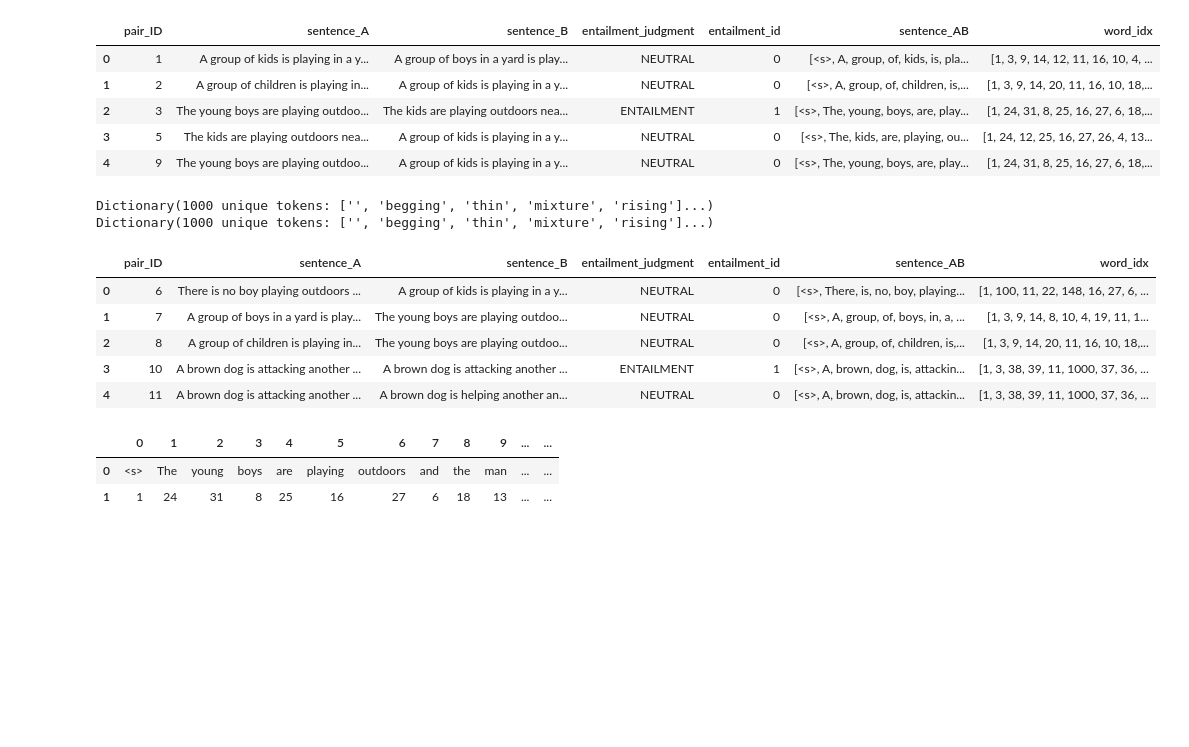
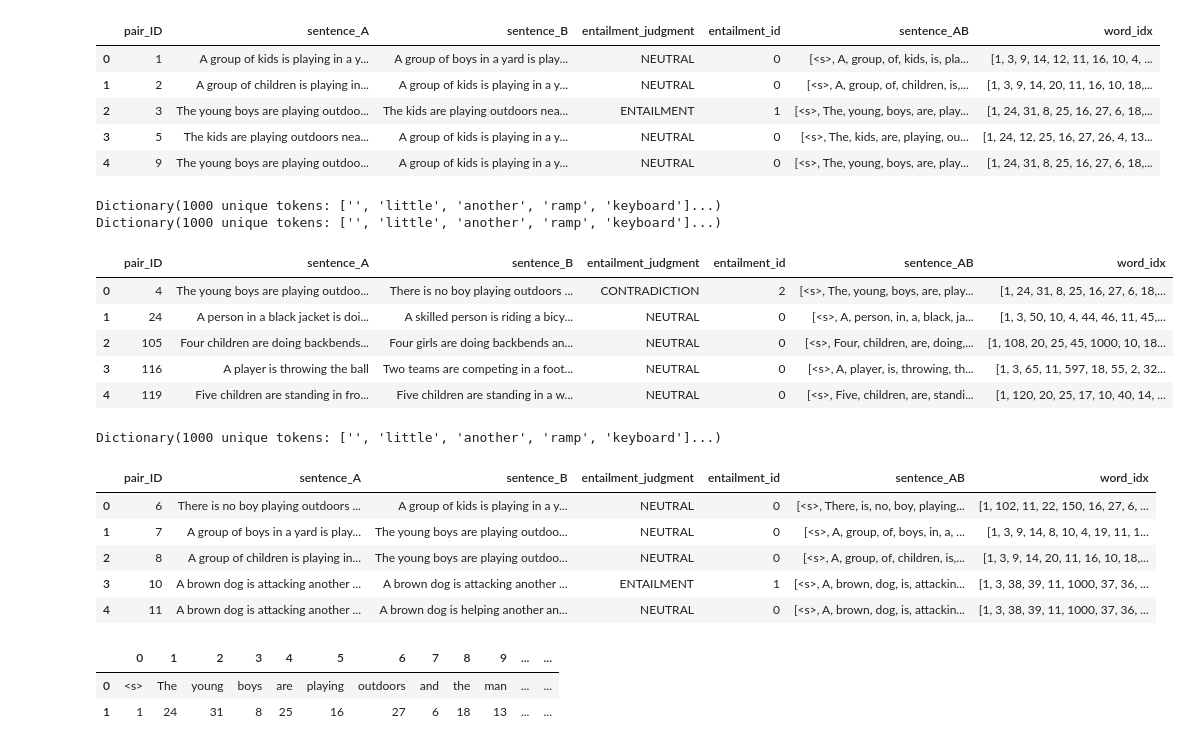
Before and after one commit to pchampio/sentence-entailment, a Jupyter notebook: baseline.ipynb, the cells around one changed output. Saved outputs shown, nothing was run; the diff lists cells and outputs as text; code cells hidden in the pictures; blank space fills up the shorter version.

```diff
--- a/baseline.ipynb
+++ b/baseline.ipynb
@@ -14,6 +14,9 @@ device = torch.device('cuda:1' if torch.cuda.is_available() else 'cpu')
 df_train = pd.read_csv("./sick_train/SICK_train.txt", sep="\t")
 df_train = df_train.drop(['relatedness_score'], axis=1)
 
+df_dev = pd.read_csv("./sick_trial/SICK_trial.txt", sep="\t")
+df_dev = df_dev.drop(['relatedness_score'], axis=1)
+
 df_test = pd.read_csv("./sick_test/SICK_test.txt", sep="\t")
 df_test = df_test.drop(['relatedness_score'], axis=1)
 # %%
@@ -109,20 +112,36 @@ sick_dataset_train.df.head()
 | 2 | 3 | The young boys are playing outdoo... | The kids are playing outdoors nea... | ENTAILMENT | 1 | [<s>, The, young, boys, are, play... | [1, 24, 31, 8, 25, 16, 27, 6, 18,... |
 | 3 | 5 | The kids are playing outdoors nea... | A group of kids is playing in a y... | NEUTRAL | 0 | [<s>, The, kids, are, playing, ou... | [1, 24, 12, 25, 16, 27, 26, 4, 13... |
 | 4 | 9 | The young boys are playing outdoo... | A group of kids is playing in a y... | NEUTRAL | 0 | [<s>, The, young, boys, are, play... | [1, 24, 31, 8, 25, 16, 27, 6, 18,... |
+# %%
+# Create the dev dataset
+dictionary_train = sick_dataset_train.getDictionary()
+print(dictionary_train)
+vocabulary_size = len(dictionary_train)
+
+sick_dataset_dev = SickDataset(df_dev, vocabulary_size, dictionary_train)
+dictionary_dev = sick_dataset_dev.getDictionary()
+print(dictionary_dev)
+sick_dataset_dev.df.head()
+# %% [output]
+Dictionary(1000 unique tokens: ['', 'little', 'another', 'ramp', 'keyboard']...)
+Dictionary(1000 unique tokens: ['', 'little', 'another', 'ramp', 'keyboard']...)
+|  | pair_ID | sentence_A | sentence_B | entailment_judgment | entailment_id | sentence_AB | word_idx |
+| 0 | 4 | The young boys are playing outdoo... | There is no boy playing outdoors ... | CONTRADICTION | 2 | [<s>, The, young, boys, are, play... | [1, 24, 31, 8, 25, 16, 27, 6, 18,... |
+| 1 | 24 | A person in a black jacket is doi... | A skilled person is riding a bicy... | NEUTRAL | 0 | [<s>, A, person, in, a, black, ja... | [1, 3, 50, 10, 4, 44, 46, 11, 45,... |
+| 2 | 105 | Four children are doing backbends... | Four girls are doing backbends an... | NEUTRAL | 0 | [<s>, Four, children, are, doing,... | [1, 108, 20, 25, 45, 1000, 10, 18... |
+| 3 | 116 | A player is throwing the ball | Two teams are competing in a foot... | NEUTRAL | 0 | [<s>, A, player, is, throwing, th... | [1, 3, 65, 11, 597, 18, 55, 2, 32... |
+| 4 | 119 | Five children are standing in fro... | Five children are standing in a w... | NEUTRAL | 0 | [<s>, Five, children, are, standi... | [1, 120, 20, 25, 17, 10, 40, 14, ... |
 # %%
-dictionary_train = sick_dataset_train.getDictionary()
-print(dictionary_train)
-vocabulary_size = len(dictionary_train)
+# Create the test dataset
 
 sick_dataset_test = SickDataset(df_test, vocabulary_size, dictionary_train)
 dictionary_test = sick_dataset_test.getDictionary()
 print(dictionary_test)
 sick_dataset_test.df.head()
 # %% [output]
-Dictionary(1000 unique tokens: ['', 'begging', 'thin', 'mixture', 'rising']...)
-Dictionary(1000 unique tokens: ['', 'begging', 'thin', 'mixture', 'rising']...)
+Dictionary(1000 unique tokens: ['', 'little', 'another', 'ramp', 'keyboard']...)
 |  | pair_ID | sentence_A | sentence_B | entailment_judgment | entailment_id | sentence_AB | word_idx |
-| 0 | 6 | There is no boy playing outdoors ... | A group of kids is playing in a y... | NEUTRAL | 0 | [<s>, There, is, no, boy, playing... | [1, 100, 11, 22, 148, 16, 27, 6, ... |
+| 0 | 6 | There is no boy playing outdoors ... | A group of kids is playing in a y... | NEUTRAL | 0 | [<s>, There, is, no, boy, playing... | [1, 102, 11, 22, 150, 16, 27, 6, ... |
 | 1 | 7 | A group of boys in a yard is play... | The young boys are playing outdoo... | NEUTRAL | 0 | [<s>, A, group, of, boys, in, a, ... | [1, 3, 9, 14, 8, 10, 4, 19, 11, 1... |
 | 2 | 8 | A group of children is playing in... | The young boys are playing outdoo... | NEUTRAL | 0 | [<s>, A, group, of, children, is,... | [1, 3, 9, 14, 20, 11, 16, 10, 18,... |
 | 3 | 10 | A brown dog is attacking another ... | A brown dog is attacking another ... | ENTAILMENT | 1 | [<s>, A, brown, dog, is, attackin... | [1, 3, 38, 39, 11, 1000, 37, 36, ... |
```
Also changed, not shown: parts of 6 cells of this notebook.
